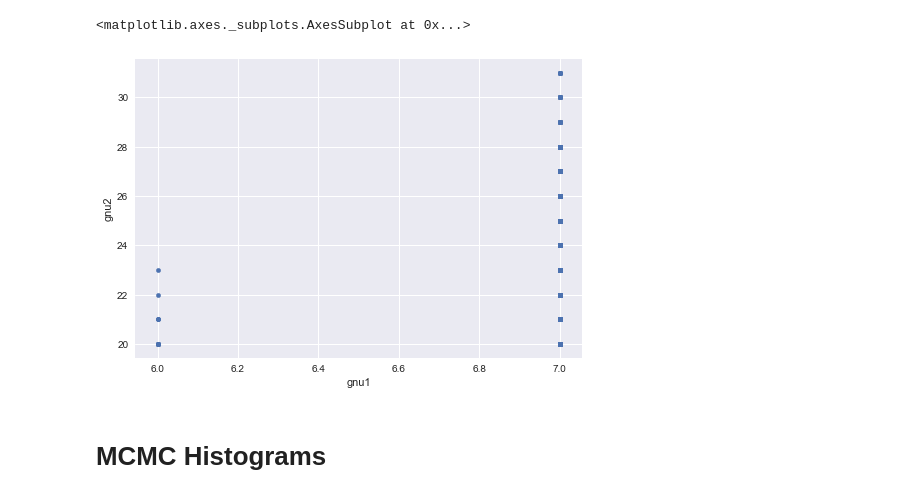
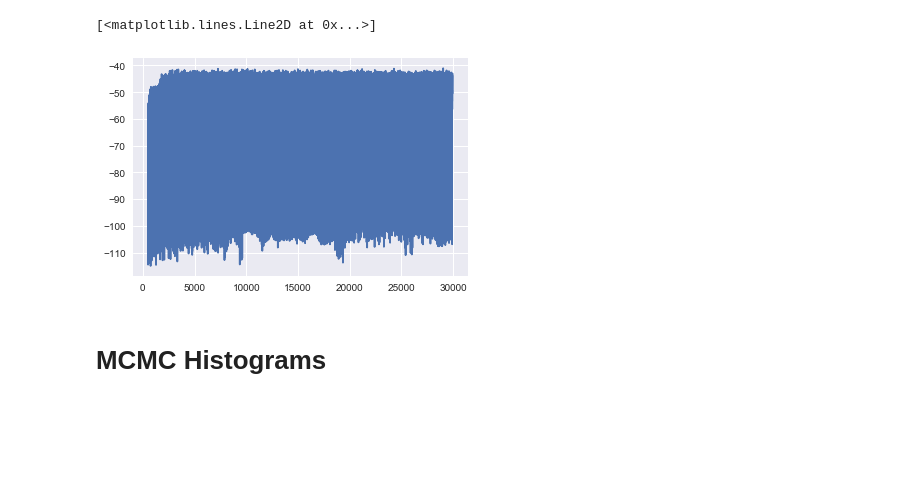
Before and after one commit to meyer-lab/FcgR-binding, a Jupyter notebook: Chain Analysis.ipynb, the cells around one changed output. Cells and saved outputs as stored; diff of their text form; code cells hidden in the pictures; blank space fills up the shorter version.

```diff
--- a/Chain Analysis.ipynb
+++ b/Chain Analysis.ipynb
@@ -36,14 +33,10 @@ Figure2.plotQuant(StoneHelper.getFitMeasMergedSummarized(M, p), 'Meas_mean', 'nX
-# %%
-goodFits = dset[dset['LL'] > max(dset['LL'])-3]
-
-goodFits.plot('gnu1', 'gnu2', 'scatter')
-# %% [output]
-<matplotlib.axes._subplots.AxesSubplot at 0x...>
-[figure, removed]
 # %%
 #fitFrame.plot('Ka', 'LbndPred', 'scatter', loglog = True)
 # %%
-plt.plot(dset['LL'][1:3000])
+plt.plot(dset['LL'][500:])
+# %% [output]
+[<matplotlib.lines.Line2D at 0x...>]
+[figure, added]
 # %%
 StoneHelper.mfiAdjMeanFigureMaker(M)
 # %%
```
Also changed, not shown: parts of 8 cells of this notebook, 1 other file.
